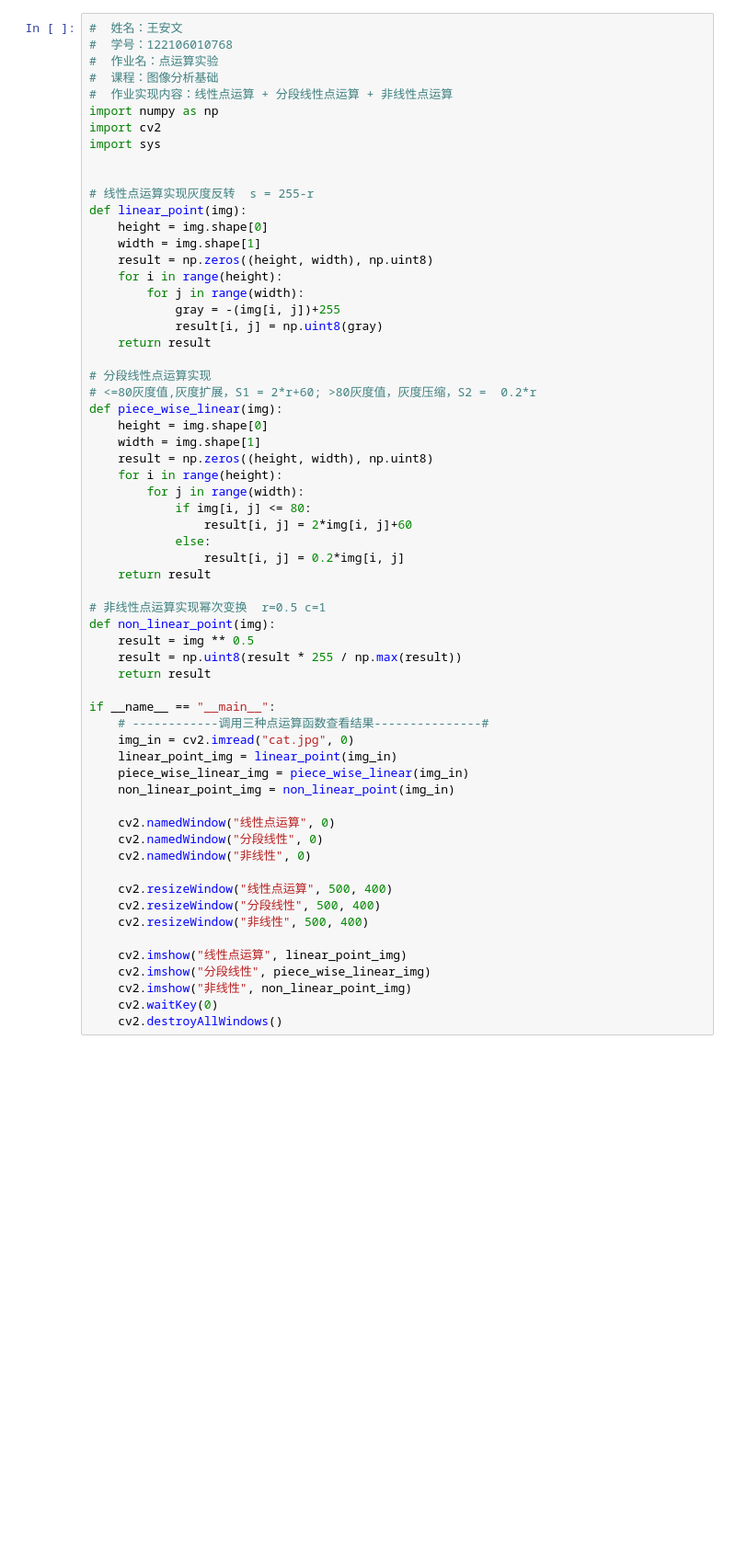
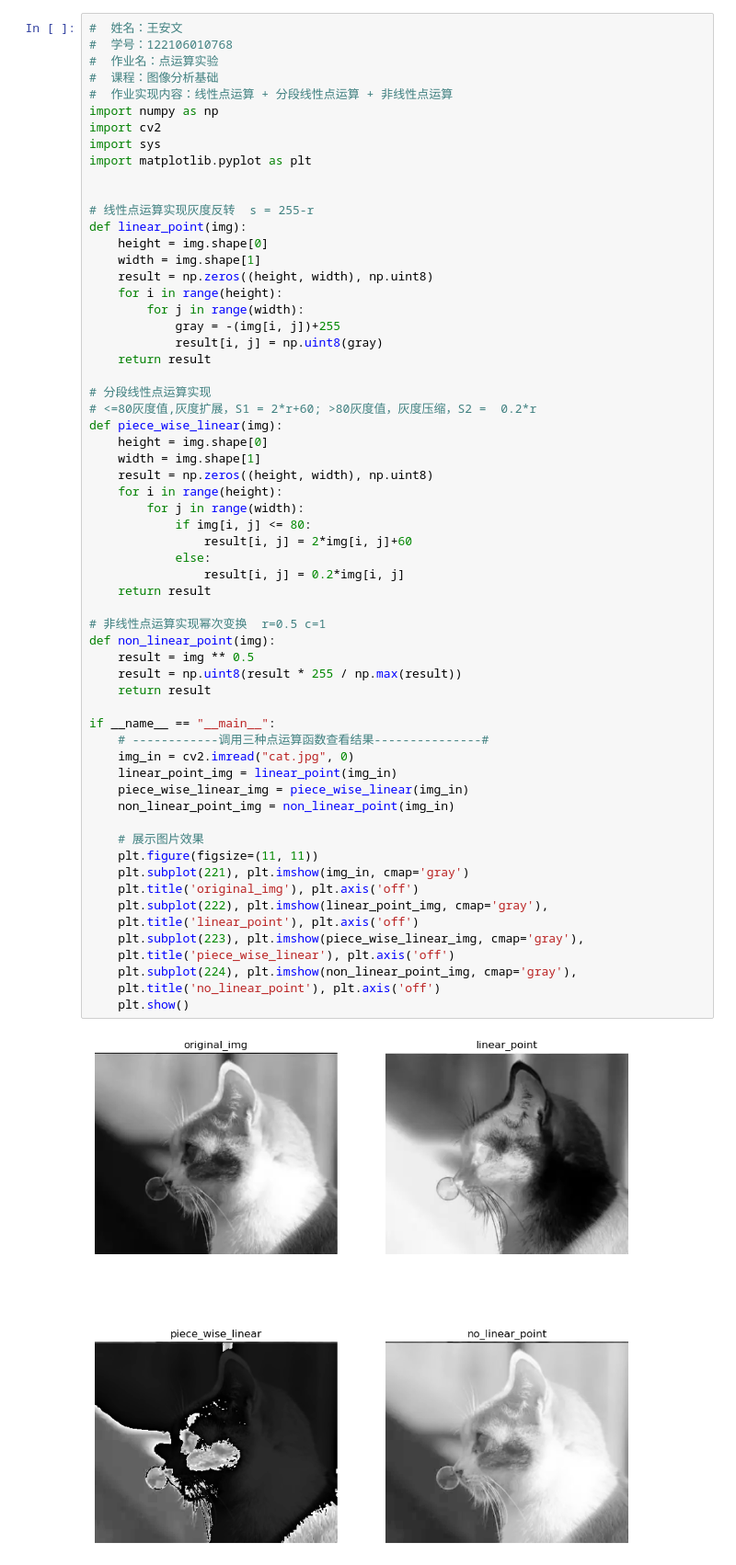
Before and after one commit to waw123456/image_analysis, a Jupyter notebook: studentNo_122106010768/point_operation.ipynb, the cells around one changed output. Shown: that part at 92% size. Drawn from its saved outputs; the diff is of its cells as text; blank space fills up the shorter version.

Commit message:
点运算实验修改图片展示方式cv2->plot

```diff
--- a/studentNo_122106010768/point_operation.ipynb
+++ b/studentNo_122106010768/point_operation.ipynb
@@ -7,6 +7,7 @@
 import numpy as np
 import cv2
 import sys
+import matplotlib.pyplot as plt
 
 
 # 线性点运算实现灰度反转  s = 255-r
@@ -20,43 +21,43 @@ def linear_point(img):
             result[i, j] = np.uint8(gray)
     return result
 
 # 分段线性点运算实现
 # <=80灰度值,灰度扩展，S1 = 2*r+60; >80灰度值，灰度压缩，S2 =  0.2*r
 def piece_wise_linear(img):
     height = img.shape[0]
     width = img.shape[1]
     result = np.zeros((height, width), np.uint8)
     for i in range(height):
         for j in range(width):
             if img[i, j] <= 80:
                 result[i, j] = 2*img[i, j]+60
             else:
                 result[i, j] = 0.2*img[i, j]
     return result
 
 # 非线性点运算实现幂次变换  r=0.5 c=1
 def non_linear_point(img):
     result = img ** 0.5
     result = np.uint8(result * 255 / np.max(result))
     return result
 
 if __name__ == "__main__":
     # ------------调用三种点运算函数查看结果---------------#
     img_in = cv2.imread("cat.jpg", 0)
     linear_point_img = linear_point(img_in)
     piece_wise_linear_img = piece_wise_linear(img_in)
     non_linear_point_img = non_linear_point(img_in)
 
-    cv2.namedWindow("线性点运算", 0)
-    cv2.namedWindow("分段线性", 0)
-    cv2.namedWindow("非线性", 0)
-
-    cv2.resizeWindow("线性点运算", 500, 400)
-    cv2.resizeWindow("分段线性", 500, 400)
-    cv2.resizeWindow("非线性", 500, 400)
-
-    cv2.imshow("线性点运算", linear_point_img)
-    cv2.imshow("分段线性", piece_wise_linear_img)
-    cv2.imshow("非线性", non_linear_point_img)
-    cv2.waitKey(0)
-    cv2.destroyAllWindows()
+    # 展示图片效果
+    plt.figure(figsize=(11, 11))
+    plt.subplot(221), plt.imshow(img_in, cmap='gray')
+    plt.title('original_img'), plt.axis('off')
+    plt.subplot(222), plt.imshow(linear_point_img, cmap='gray'),
+    plt.title('linear_point'), plt.axis('off')
+    plt.subplot(223), plt.imshow(piece_wise_linear_img, cmap='gray'),
+    plt.title('piece_wise_linear'), plt.axis('off')
+    plt.subplot(224), plt.imshow(non_linear_point_img, cmap='gray'),
+    plt.title('no_linear_point'), plt.axis('off')
+    plt.show()
+# %% [output]
+[figure, added]
```
